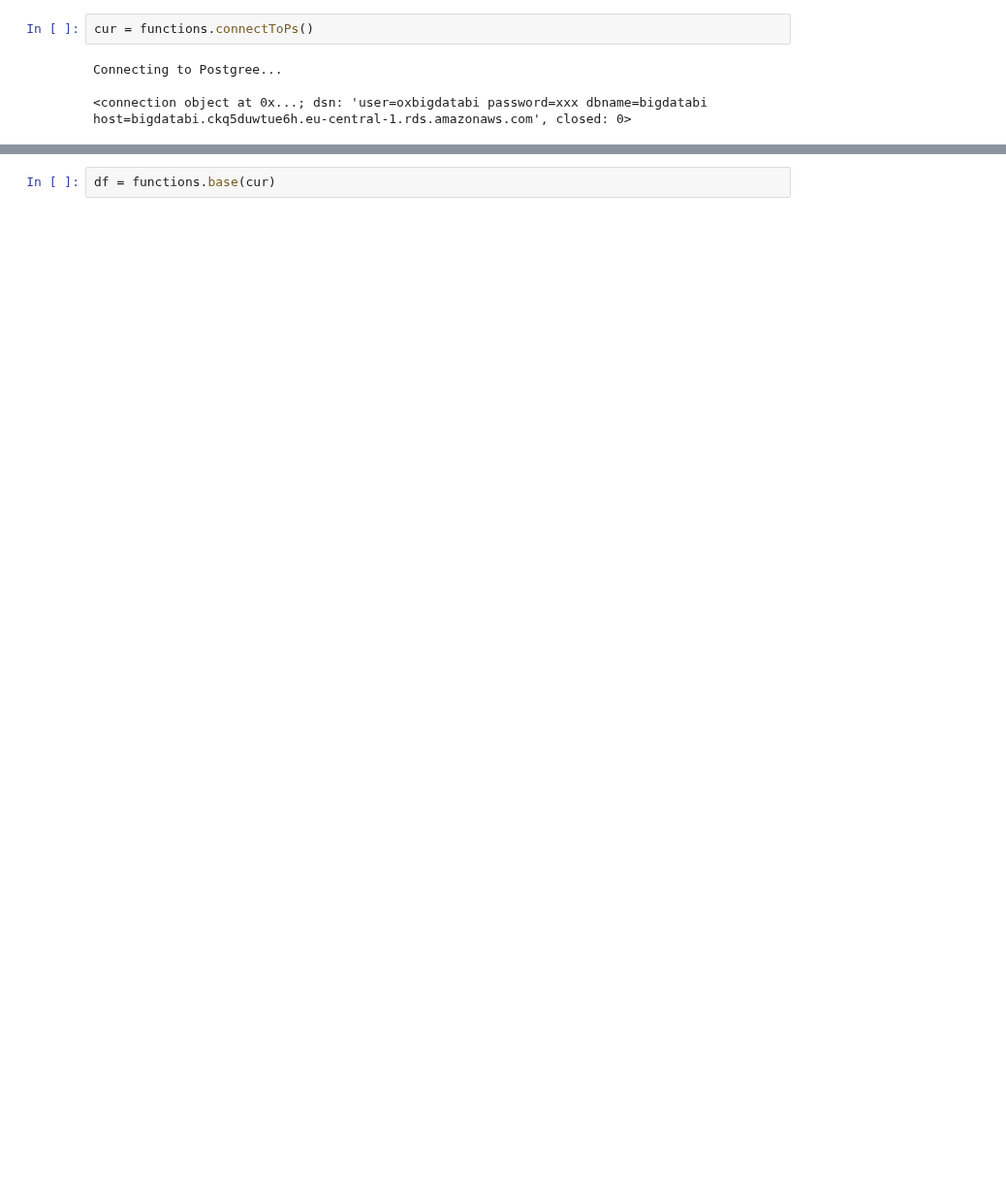
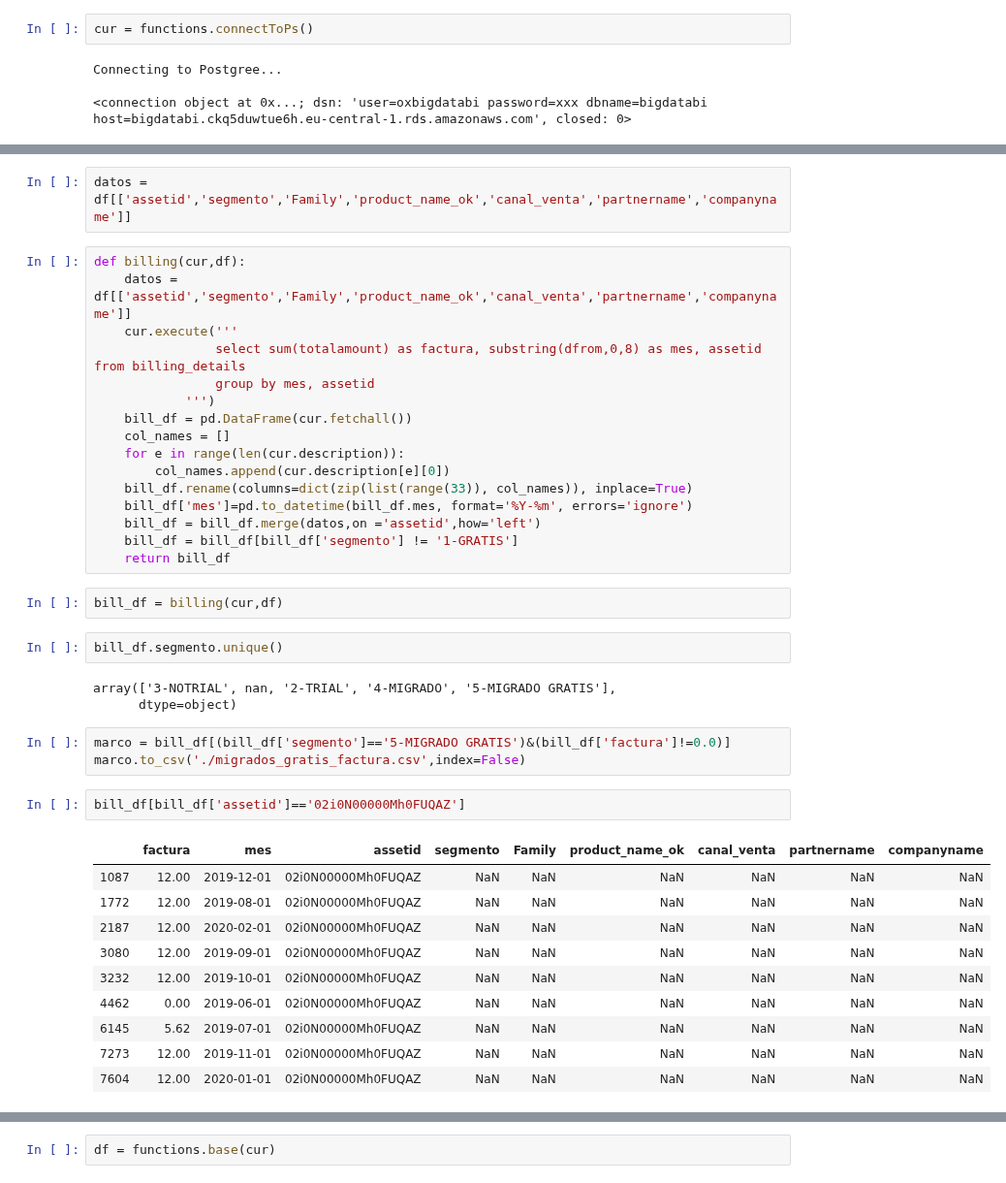
Before and after one commit to mariaadradosr/PyCartera, a Jupyter notebook: Final_PyCartera.ipynb, the cells around one changed output, grey strips where cells are left out. Shown at 97% size. Saved outputs shown, nothing was run; the diff lists cells and outputs as text; blank space fills up the shorter version.

```diff
--- a/Final_PyCartera.ipynb
+++ b/Final_PyCartera.ipynb
@@ -12,0 +17,41 @@ Connecting to Postgree...
+# %%
+datos = df[['assetid','segmento','Family','product_name_ok','canal_venta','partnername','companyname']]
+# %%
+def billing(cur,df):
+    datos = df[['assetid','segmento','Family','product_name_ok','canal_venta','partnername','companyname']]
+    cur.execute('''
+                select sum(totalamount) as factura, substring(dfrom,0,8) as mes, assetid from billing_details
+                group by mes, assetid
+            ''')
+    bill_df = pd.DataFrame(cur.fetchall())
+    col_names = []
+    for e in range(len(cur.description)):
+        col_names.append(cur.description[e][0])
+    bill_df.rename(columns=dict(zip(list(range(33)), col_names)), inplace=True)
+    bill_df['mes']=pd.to_datetime(bill_df.mes, format='%Y-%m', errors='ignore')
+    bill_df = bill_df.merge(datos,on ='assetid',how='left')
+    bill_df = bill_df[bill_df['segmento'] != '1-GRATIS']
+    return bill_df
+# %%
+bill_df = billing(cur,df)
+# %%
+bill_df.segmento.unique()
+# %% [output]
+array(['3-NOTRIAL', nan, '2-TRIAL', '4-MIGRADO', '5-MIGRADO GRATIS'],
+      dtype=object)
+# %%
+marco = bill_df[(bill_df['segmento']=='5-MIGRADO GRATIS')&(bill_df['factura']!=0.0)]
+marco.to_csv('./migrados_gratis_factura.csv',index=False)
+# %%
+bill_df[bill_df['assetid']=='02i0N00000Mh0FUQAZ']
+# %% [output]
+|  | factura | mes | assetid | segmento | Family | product_name_ok | canal_venta | partnername | companyname |
+| 1087 | 12.00 | 2019-12-01 | 02i0N00000Mh0FUQAZ | NaN | NaN | NaN | NaN | NaN | NaN |
+| 1772 | 12.00 | 2019-08-01 | 02i0N00000Mh0FUQAZ | NaN | NaN | NaN | NaN | NaN | NaN |
+| 2187 | 12.00 | 2020-02-01 | 02i0N00000Mh0FUQAZ | NaN | NaN | NaN | NaN | NaN | NaN |
+| 3080 | 12.00 | 2019-09-01 | 02i0N00000Mh0FUQAZ | NaN | NaN | NaN | NaN | NaN | NaN |
+| 3232 | 12.00 | 2019-10-01 | 02i0N00000Mh0FUQAZ | NaN | NaN | NaN | NaN | NaN | NaN |
+| 4462 | 0.00 | 2019-06-01 | 02i0N00000Mh0FUQAZ | NaN | NaN | NaN | NaN | NaN | NaN |
+| 6145 | 5.62 | 2019-07-01 | 02i0N00000Mh0FUQAZ | NaN | NaN | NaN | NaN | NaN | NaN |
+| 7273 | 12.00 | 2019-11-01 | 02i0N00000Mh0FUQAZ | NaN | NaN | NaN | NaN | NaN | NaN |
+| 7604 | 12.00 | 2020-01-01 | 02i0N00000Mh0FUQAZ | NaN | NaN | NaN | NaN | NaN | NaN |
```
Also changed, not shown: parts of 15 cells of this notebook, 11 other files.
